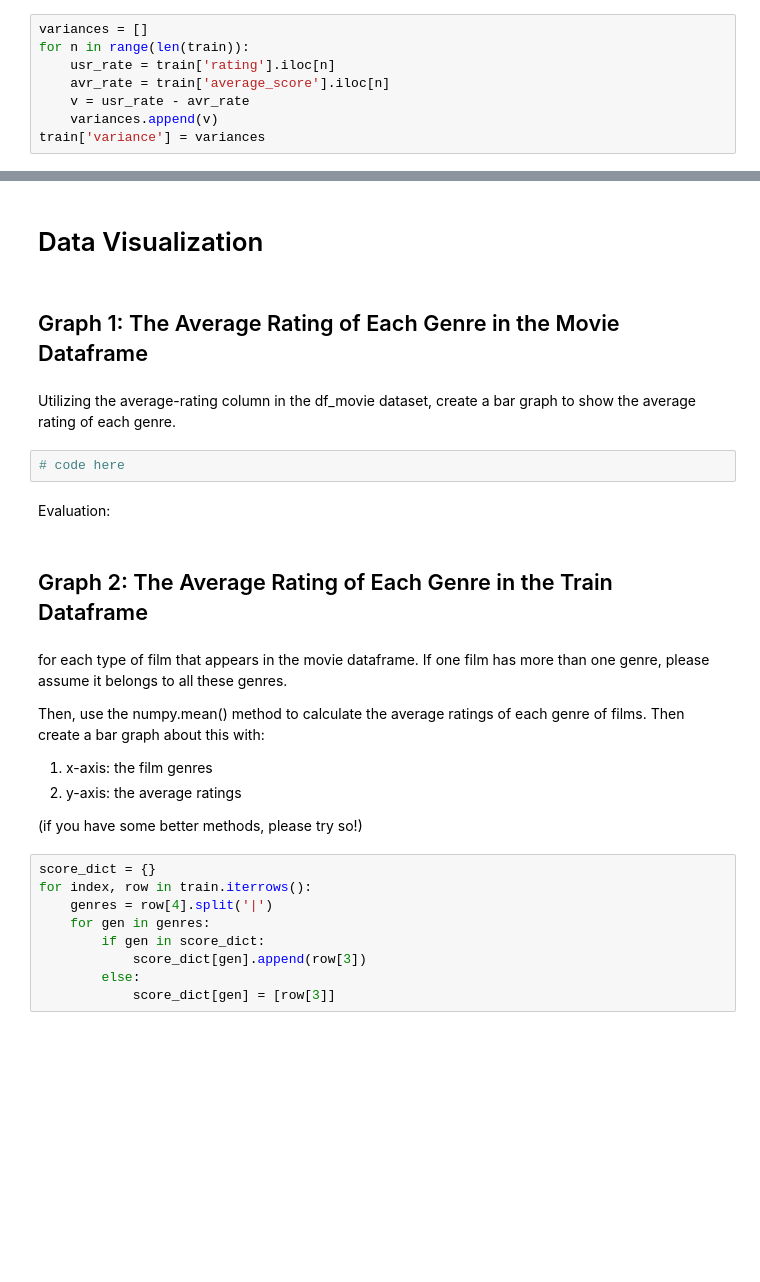
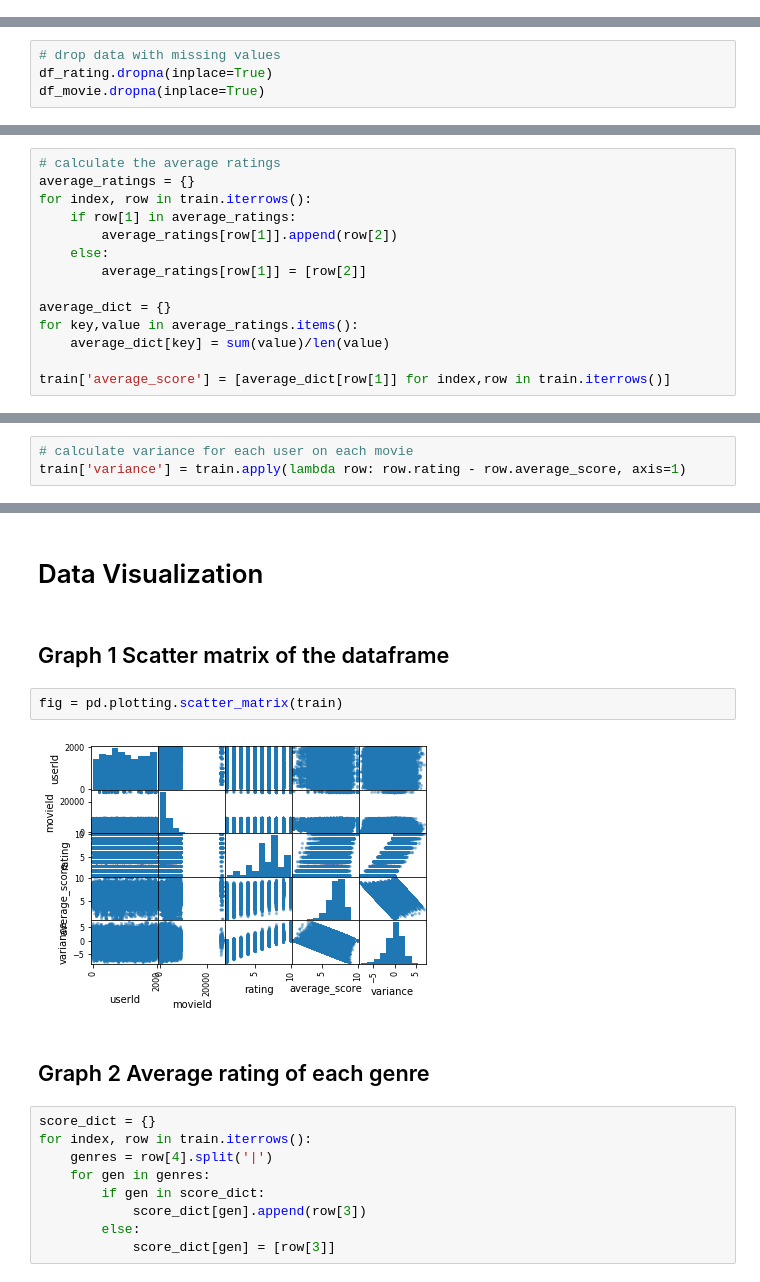
Before and after one commit to strkillr16/COGS108Final, a Jupyter notebook: Final Project Notebook.ipynb, the cells around one changed output, grey strips where cells are left out. Cells and saved outputs as stored; diff of their text form; blank space fills up the shorter version.

```diff
--- a/Final Project Notebook.ipynb
+++ b/Final Project Notebook.ipynb
@@ -260,8 +79,0 @@ For instance, if in one row of the train dataframe, one user gives 8 to a film w
-# %%
-variances = []
-for n in range(len(train)):
-    usr_rate = train['rating'].iloc[n]
-    avr_rate = train['average_score'].iloc[n]
-    v = usr_rate - avr_rate
-    variances.append(v)
-train['variance'] = variances
@@ -337,0 +80,4 @@ test['variance'] = variances
+# %%
+# drop data with missing values
+df_rating.dropna(inplace=True)
+df_movie.dropna(inplace=True)
@@ -337,0 +103,14 @@ test['variance'] = variances
+# %%
+# calculate the average ratings
+average_ratings = {}
+for index, row in train.iterrows():
+    if row[1] in average_ratings:
+        average_ratings[row[1]].append(row[2])
+    else:
+        average_ratings[row[1]] = [row[2]]
+
+average_dict = {}
+for key,value in average_ratings.items():
+    average_dict[key] = sum(value)/len(value)
+
+train['average_score'] = [average_dict[row[1]] for index,row in train.iterrows()]
@@ -337,0 +126,3 @@ test['variance'] = variances
+# %%
+# calculate variance for each user on each movie
+train['variance'] = train.apply(lambda row: row.rating - row.average_score, axis=1)
@@ -338,23 +176,13 @@ test['variance'] = variances
 # %% [markdown]
 # Data Visualization
 # %% [markdown]
-##   Graph 1: The Average Rating of Each Genre in the Movie Dataframe
+##   Graph 1 Scatter matrix of the dataframe
-# %% [markdown]
-Utilizing the average-rating column in the df_movie dataset, create a bar graph to show the average rating of each genre.
-# %%
-# code here
-# %% [markdown]
-Evaluation:
+# %%
+fig = pd.plotting.scatter_matrix(train)
+# %% [output]
+[figure, added]
 # %% [markdown]
-## Graph 2: The Average Rating of Each Genre in the Train Dataframe
+## Graph 2 Average rating of each genre
-# %% [markdown]
-for each type of film that appears in the movie dataframe. If one film has more than one genre, please assume it belongs to all these genres.
-
-Then, use the numpy.mean() method to calculate the average ratings of each genre of films. Then create a bar graph about this with:
-1. x-axis: the film genres
-2. y-axis: the average ratings
-
-(if you have some better methods, please try so!)
 # %%
 score_dict = {}
 for index, row in train.iterrows():
```
Also changed, not shown: parts of 128 cells of this notebook, 3 other files.
